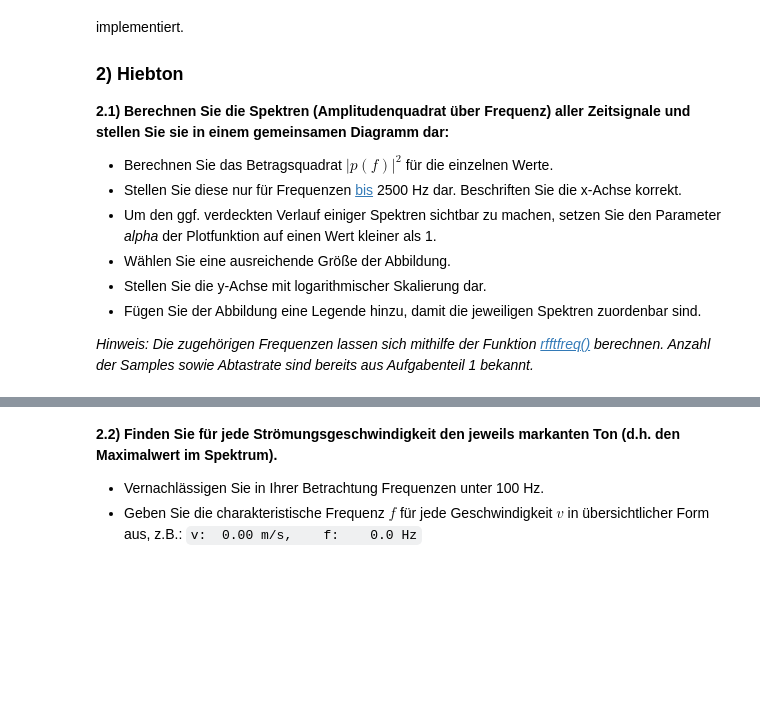
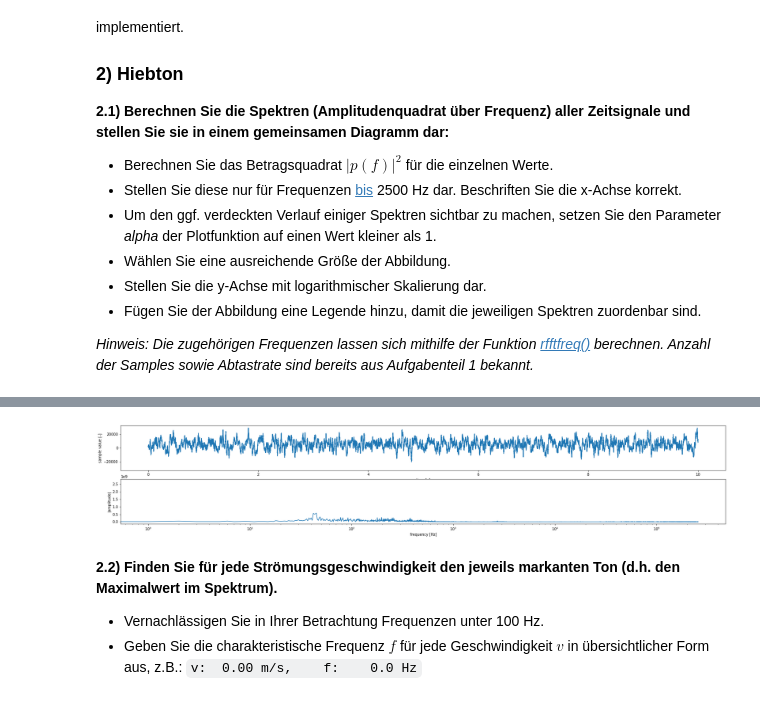
Before and after one commit to jlb-jlb/python_fuer_Ings, a Jupyter notebook: HA4/HA4_Gruppe186.ipynb, the cells around one changed output, grey strips where cells are left out. Cells and saved outputs as stored; diff of their text form; code cells hidden in the pictures; blank space fills up the shorter version.

```diff
--- a/HA4/HA4_Gruppe186.ipynb
+++ b/HA4/HA4_Gruppe186.ipynb
@@ -179,0 +122,14 @@ array([ 2.69752110e+09       +0.j        ,
+# %%
+# spectra = df.timedata
+# spectra = np.array(spectra)
+# Notice how the final element of the
+# fft output is the complex conjugate of the second element, for real input.
+# For rfft, this symmetry is exploited to compute only the non-negative frequency terms.
+
+print("Timedata.shape: ",timedata.shape)
+#wir packen abs direkt in die Transformation
+spectra = abs(np.fft.rfft(timedata))
+print("spectra.shape: ",spectra.shape)
+print("spectra.ndim: ", spectra.ndim)
+
+spectra
@@ -180,8 +153,8 @@ array([ 2.69752110e+09       +0.j        ,
 # %%
 # Berechnen Sie das Betragsquadrat für die einzelnen Werte
-spectra = np.array(spectra)
+# spectra = np.array(spectra)
 
-spectra_abs_pow2 = np.abs(spectra)**2
+spectra_abs_pow2 = spectra**2
 
 print(f"spectra.shape: {spectra.shape}")
 print(f"spectra.min: {spectra.min()}")
@@ -228,3 +190,24 @@ plt.show()
+# %%
+# Sellen Sie diese nur für Frequenzen bis 2500Hz dar. Beschriften Sie die x-Achse korrekt.
+# fftfreq
+plt.figure(2, (30,5))
+a = plt.subplot(211)
+r = 2**16/2
+a.set_ylim([-r, r])
+a.set_xlabel('time [s]')
+a.set_ylabel("sample value [-]")
+x = np.arange(samplerate * 10)/samplerate
+plt.plot(x, timedata[0])
+b = plt.subplot(212)
+b.set_xscale("log")
+# b.set_ylim([2500, 2500])
+b.set_xlabel("frequency [Hz]")
+b.set_ylabel("|amplitude|")
+plt.plot(spectra[0])
+
+plt.show()
+# %% [output]
+[figure, added]
 # %% [markdown]
 **2.2) Finden Sie für jede Strömungsgeschwindigkeit den jeweils markanten Ton (d.h. den Maximalwert im Spektrum).**
   * Vernachlässigen Sie in Ihrer Betrachtung Frequenzen unter 100 Hz.
```
Also changed, not shown: parts of 12 cells of this notebook.
